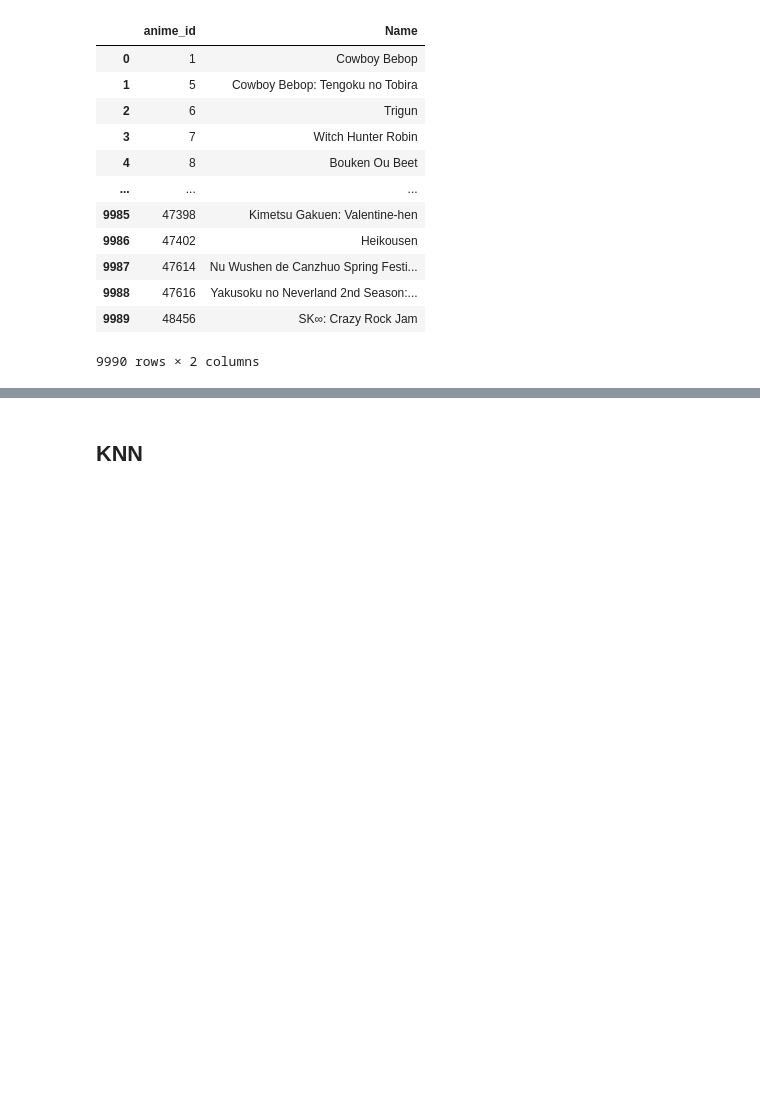
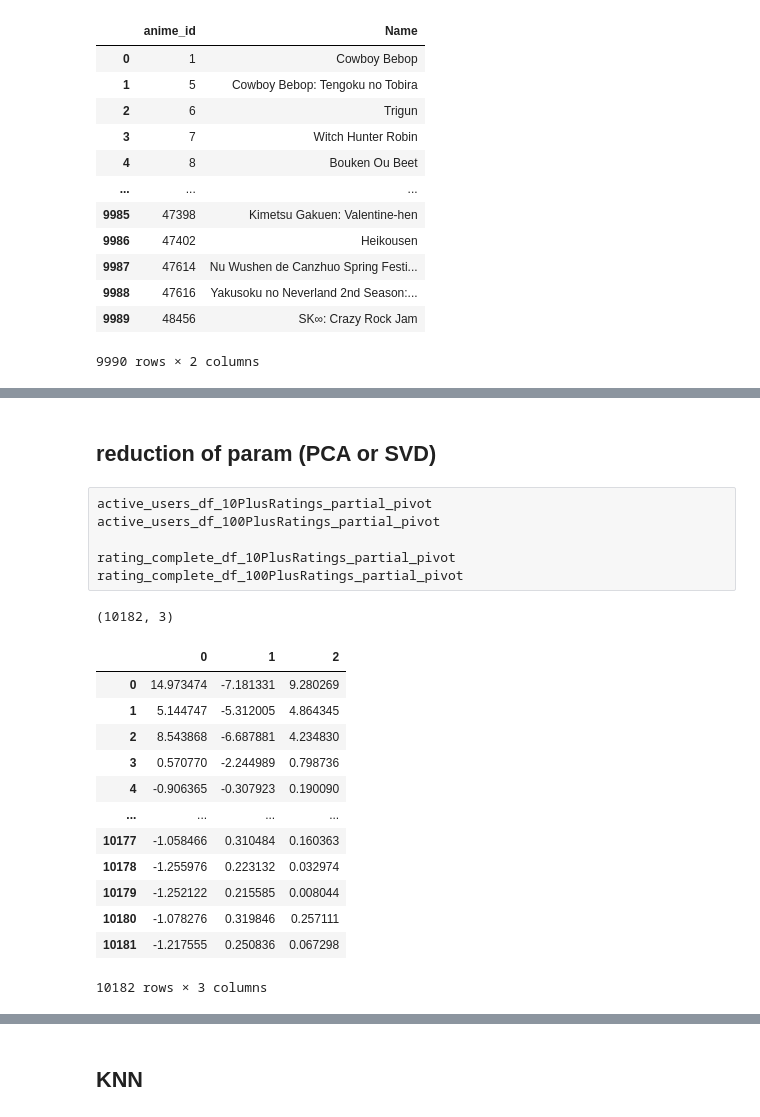
Before and after one commit to mijkami/Anime_Map, a Jupyter notebook: notebooks/Modelisation.ipynb, the cells around one changed output, grey strips where cells are left out. Saved outputs shown, nothing was run; the diff lists cells and outputs as text; code cells hidden in the pictures; blank space fills up the shorter version.

```diff
--- a/notebooks/Modelisation.ipynb
+++ b/notebooks/Modelisation.ipynb
@@ -352,0 +309,8 @@ plt.show()
+# %% [markdown]
+## reduction of param (PCA or SVD)
+# %% [raw]
+active_users_df_10PlusRatings_partial_pivot
+active_users_df_100PlusRatings_partial_pivot
+
+rating_complete_df_10PlusRatings_partial_pivot
+rating_complete_df_100PlusRatings_partial_pivot
@@ -352,0 +323,20 @@ plt.show()
+# %%
+pca_pivot.shape
+# %% [output]
+(10182, 3)
+# %%
+pca_pivot
+# %% [output]
+|  | 0 | 1 | 2 |
+| 0 | 14.973474 | -7.181331 | 9.280269 |
+| 1 | 5.144747 | -5.312005 | 4.864345 |
+| 2 | 8.543868 | -6.687881 | 4.234830 |
+| 3 | 0.570770 | -2.244989 | 0.798736 |
+| 4 | -0.906365 | -0.307923 | 0.190090 |
+| ... | ... | ... | ... |
+| 10177 | -1.058466 | 0.310484 | 0.160363 |
+| 10178 | -1.255976 | 0.223132 | 0.032974 |
+| 10179 | -1.252122 | 0.215585 | 0.008044 |
+| 10180 | -1.078276 | 0.319846 | 0.257111 |
+| 10181 | -1.217555 | 0.250836 | 0.067298 |
+10182 rows × 3 columns
```
Also changed, not shown: parts of 109 cells of this notebook.
